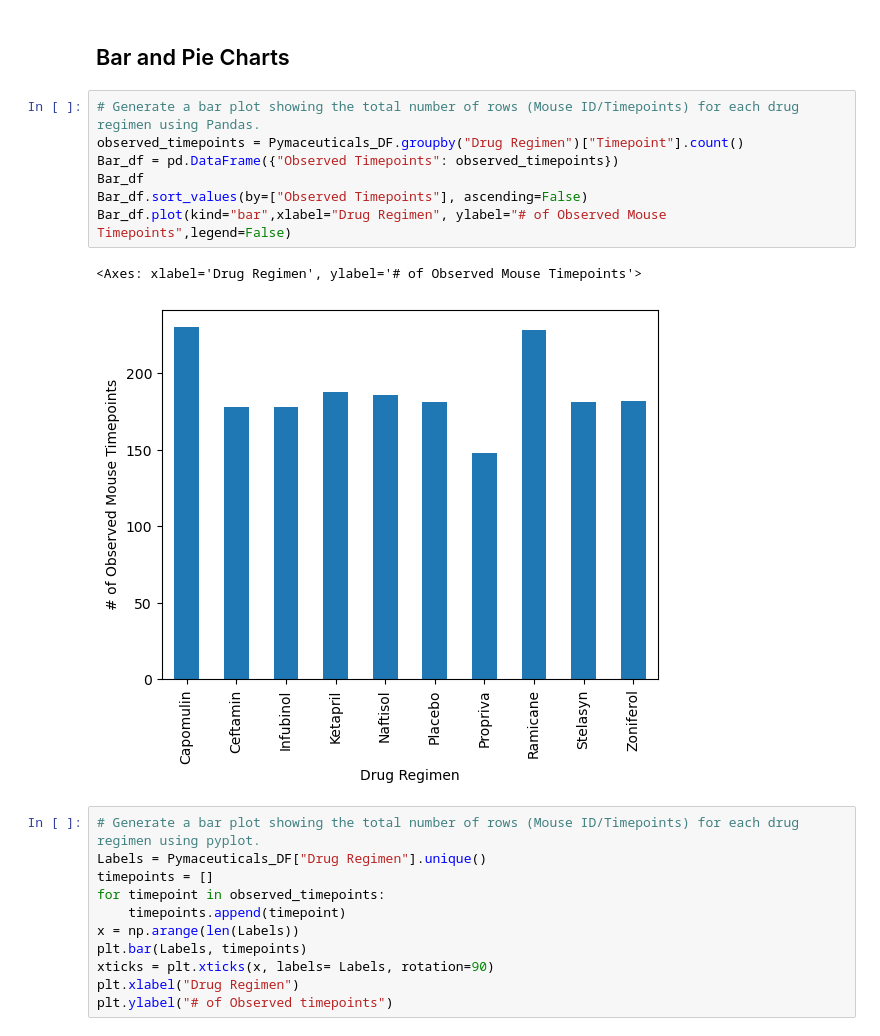
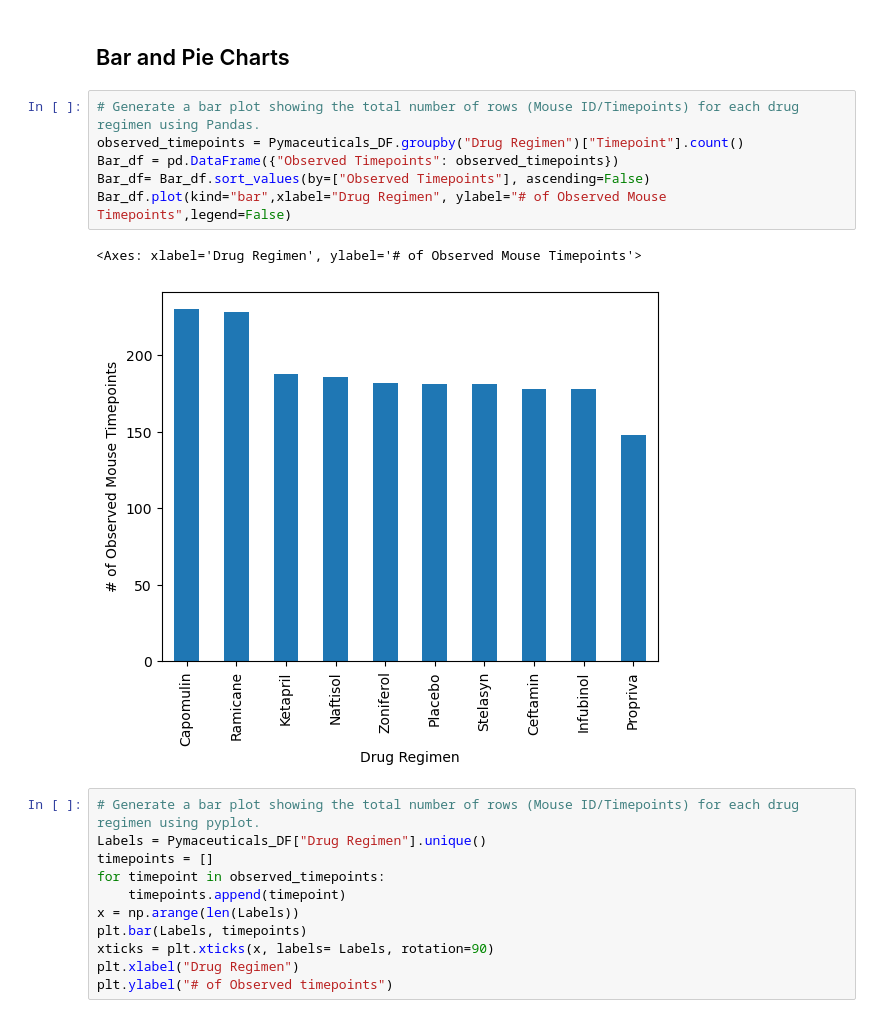
Before and after one commit to Oleslamburger/Module5-challenge, a Jupyter notebook: Starter_Code 3/pymaceuticals_starter_Analysis.ipynb, the cells around one changed output. Cells and saved outputs as stored; diff of their text form.

```diff
--- a/Starter_Code 3/pymaceuticals_starter_Analysis.ipynb
+++ b/Starter_Code 3/pymaceuticals_starter_Analysis.ipynb
@@ -120,13 +133,12 @@ summary_df
 # %%
 # Generate a bar plot showing the total number of rows (Mouse ID/Timepoints) for each drug regimen using Pandas.
 observed_timepoints = Pymaceuticals_DF.groupby("Drug Regimen")["Timepoint"].count()
 Bar_df = pd.DataFrame({"Observed Timepoints": observed_timepoints})
-Bar_df
-Bar_df.sort_values(by=["Observed Timepoints"], ascending=False)
+Bar_df= Bar_df.sort_values(by=["Observed Timepoints"], ascending=False)
 Bar_df.plot(kind="bar",xlabel="Drug Regimen", ylabel="# of Observed Mouse Timepoints",legend=False)
 # %% [output]
 <Axes: xlabel='Drug Regimen', ylabel='# of Observed Mouse Timepoints'>
-[figure, old version]
+[figure, new version]
 # %%
 # Generate a bar plot showing the total number of rows (Mouse ID/Timepoints) for each drug regimen using pyplot.
 Labels = Pymaceuticals_DF["Drug Regimen"].unique()
```
Also changed, not shown: parts of 5 cells of this notebook, 3 other files.
